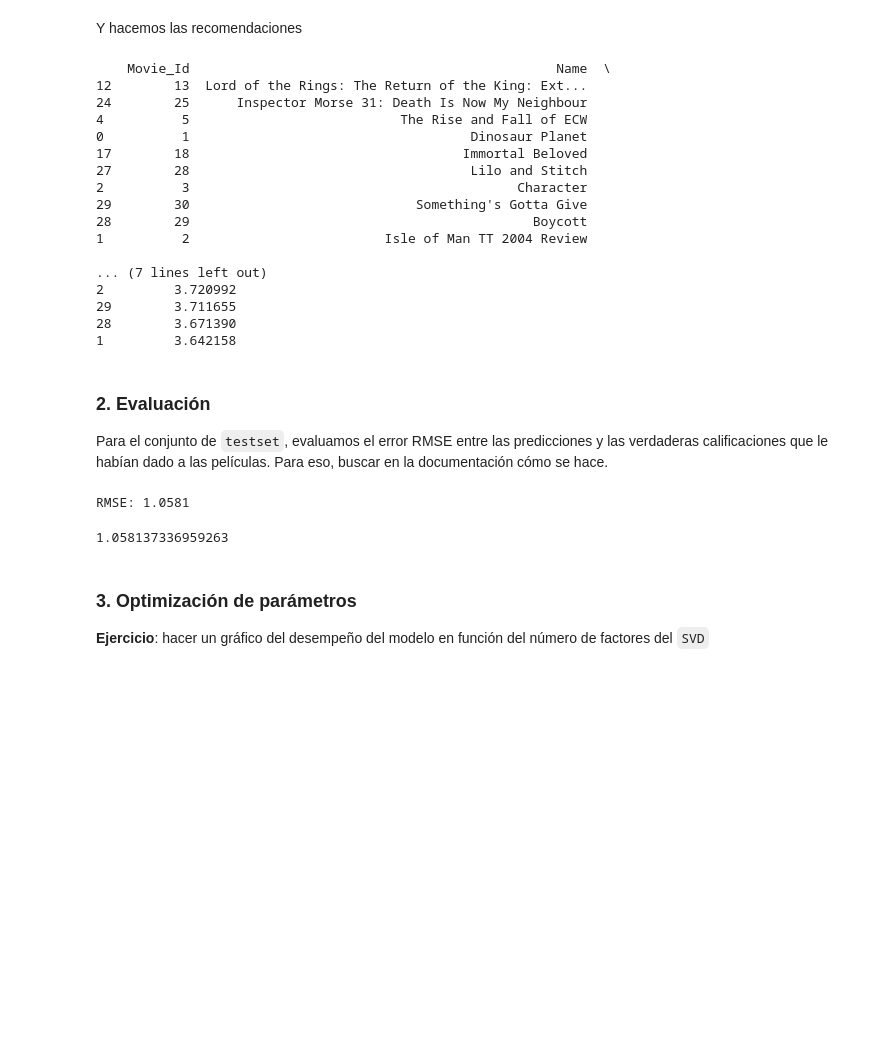
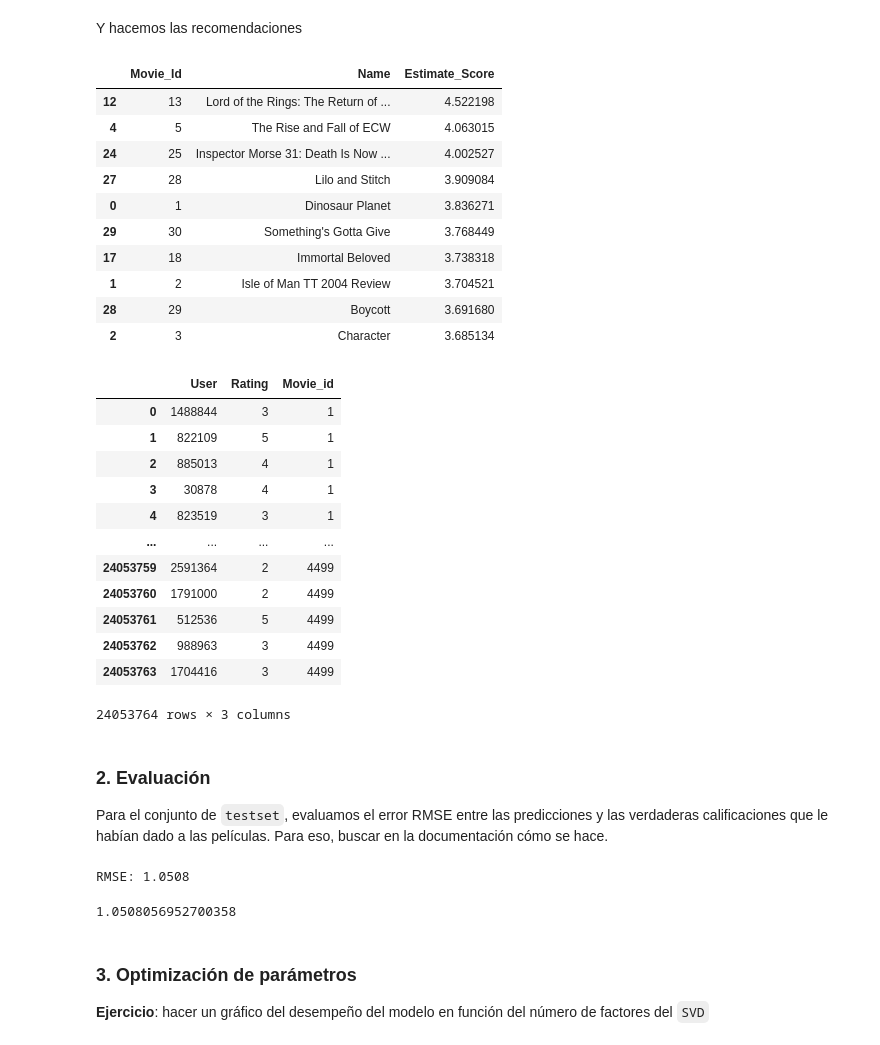
Before and after one commit to franpossetto/acamica-ds-spr3, a Jupyter notebook: DS_Bitácora_38_SR_SVD.ipynb, the cells around one changed output. Drawn from its saved outputs; the diff is of its cells as text; code cells hidden in the pictures; blank space fills up the shorter version.

```diff
--- a/DS_Bitácora_38_SR_SVD.ipynb
+++ b/DS_Bitácora_38_SR_SVD.ipynb
@@ -194,36 +200,45 @@ Y hacemos las recomendaciones
 recomendaciones_usuario['Estimate_Score'] = recomendaciones_usuario['Movie_Id'].apply(lambda x: algo.predict(usuario, x).est)
 # %%
 recomendaciones_usuario = recomendaciones_usuario.sort_values('Estimate_Score', ascending=False)
-print(recomendaciones_usuario.head(10))
+recomendaciones_usuario.head(10)
 # %% [output]
-    Movie_Id                                               Name  \
-12        13  Lord of the Rings: The Return of the King: Ext...
-24        25      Inspector Morse 31: Death Is Now My Neighbour
-4          5                           The Rise and Fall of ECW
-0          1                                    Dinosaur Planet
-17        18                                   Immortal Beloved
-27        28                                    Lilo and Stitch
-2          3                                          Character
-29        30                             Something's Gotta Give
-28        29                                            Boycott
-1          2                         Isle of Man TT 2004 Review
-
-... (7 lines left out)
-2         3.720992
-29        3.711655
-28        3.671390
-1         3.642158
+|  | Movie_Id | Name | Estimate_Score |
+| 12 | 13 | Lord of the Rings: The Return of ... | 4.522198 |
+| 4 | 5 | The Rise and Fall of ECW | 4.063015 |
+| 24 | 25 | Inspector Morse 31: Death Is Now ... | 4.002527 |
+| 27 | 28 | Lilo and Stitch | 3.909084 |
+| 0 | 1 | Dinosaur Planet | 3.836271 |
+| 29 | 30 | Something's Gotta Give | 3.768449 |
+| 17 | 18 | Immortal Beloved | 3.738318 |
+| 1 | 2 | Isle of Man TT 2004 Review | 3.704521 |
+| 28 | 29 | Boycott | 3.691680 |
+| 2 | 3 | Character | 3.685134 |
+# %%
+df1
+# %% [output]
+|  | User | Rating | Movie_id |
+| 0 | 1488844 | 3 | 1 |
+| 1 | 822109 | 5 | 1 |
+| 2 | 885013 | 4 | 1 |
+| 3 | 30878 | 4 | 1 |
+| 4 | 823519 | 3 | 1 |
+| ... | ... | ... | ... |
+| 24053759 | 2591364 | 2 | 4499 |
+| 24053760 | 1791000 | 2 | 4499 |
+| 24053761 | 512536 | 5 | 4499 |
+| 24053762 | 988963 | 3 | 4499 |
+| 24053763 | 1704416 | 3 | 4499 |
+24053764 rows × 3 columns
 # %% [markdown]
 ### 2. Evaluación
 
 Para el conjunto de `testset`, evaluamos el error RMSE entre las predicciones y las verdaderas calificaciones que le habían dado a las películas. Para eso, buscar en la documentación cómo se hace.
 # %%
-from surprise import COMPLETAR
-
-COMPLETAR
+from surprise import accuracy
+accuracy.rmse(predictions)
 # %% [output]
-RMSE: 1.0581
+RMSE: 1.0508
-1.058137336959263
+1.0508056952700358
 # %% [markdown]
 ### 3. Optimización de parámetros
 
```
Also changed, not shown: parts of 17 cells of this notebook.
